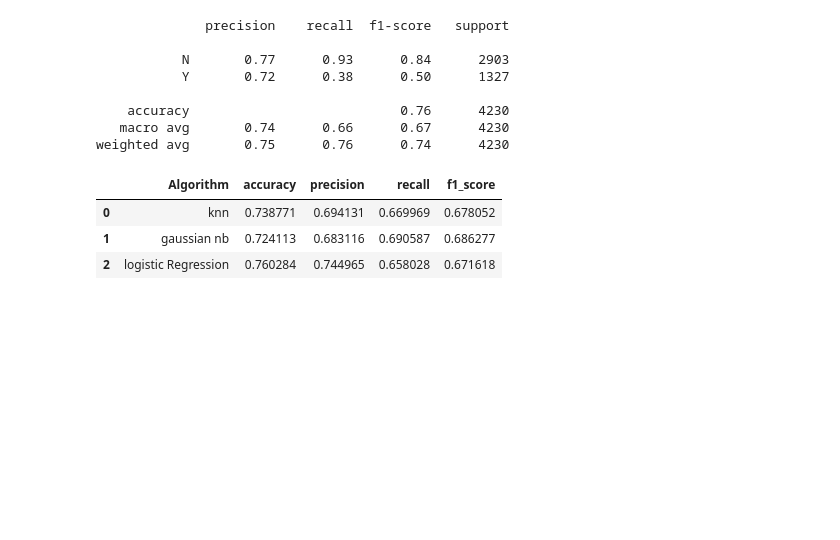
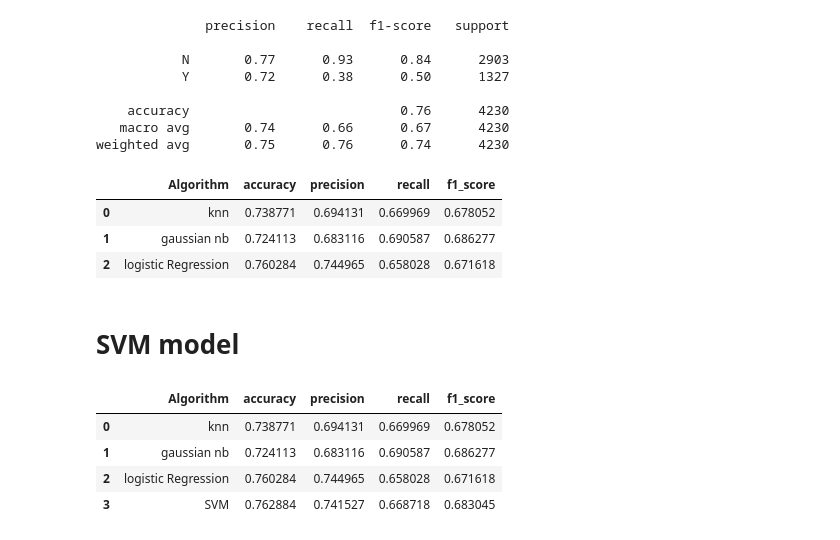
Before and after one commit to rajashekara-chary/Credit_card_default_risk_prediction, a Jupyter notebook: model_file.ipynb, the cells around one changed output. Cells and saved outputs as stored; diff of their text form; code cells hidden in the pictures; blank space fills up the shorter version.

Commit message:
SVC model

```diff
--- a/model_file.ipynb
+++ b/model_file.ipynb
@@ -300,3 +300,31 @@ results
 | 0 | knn | 0.738771 | 0.694131 | 0.669969 | 0.678052 |
 | 1 | gaussian nb | 0.724113 | 0.683116 | 0.690587 | 0.686277 |
 | 2 | logistic Regression | 0.760284 | 0.744965 | 0.658028 | 0.671618 |
+# %% [markdown]
+# SVM model
+# %%
+from sklearn.svm import SVC
+
+
+svm = SVC()
+
+
+svm.fit(X_train_trans, y_train)
+
+y_pred_svm = svm.predict(X_test_trans)
+# %%
+# evaluation
+
+svm_accuracy=accuracy_score(y_test,y_pred_svm)
+svm_f1 = f1_score(y_test, y_pred_svm, average='macro')
+svm_recall = recall_score(y_test, y_pred_svm, average='macro')
+svm_precision = precision_score(y_test, y_pred_svm, average='macro')
+# %%
+results.loc[len(results)] = ["SVM",svm_accuracy , svm_precision, svm_recall,svm_f1]
+results
+# %% [output]
+|  | Algorithm | accuracy | precision | recall | f1_score |
+| 0 | knn | 0.738771 | 0.694131 | 0.669969 | 0.678052 |
+| 1 | gaussian nb | 0.724113 | 0.683116 | 0.690587 | 0.686277 |
+| 2 | logistic Regression | 0.760284 | 0.744965 | 0.658028 | 0.671618 |
+| 3 | SVM | 0.762884 | 0.741527 | 0.668718 | 0.683045 |
```
Also changed, not shown: parts of 2 cells of this notebook.
